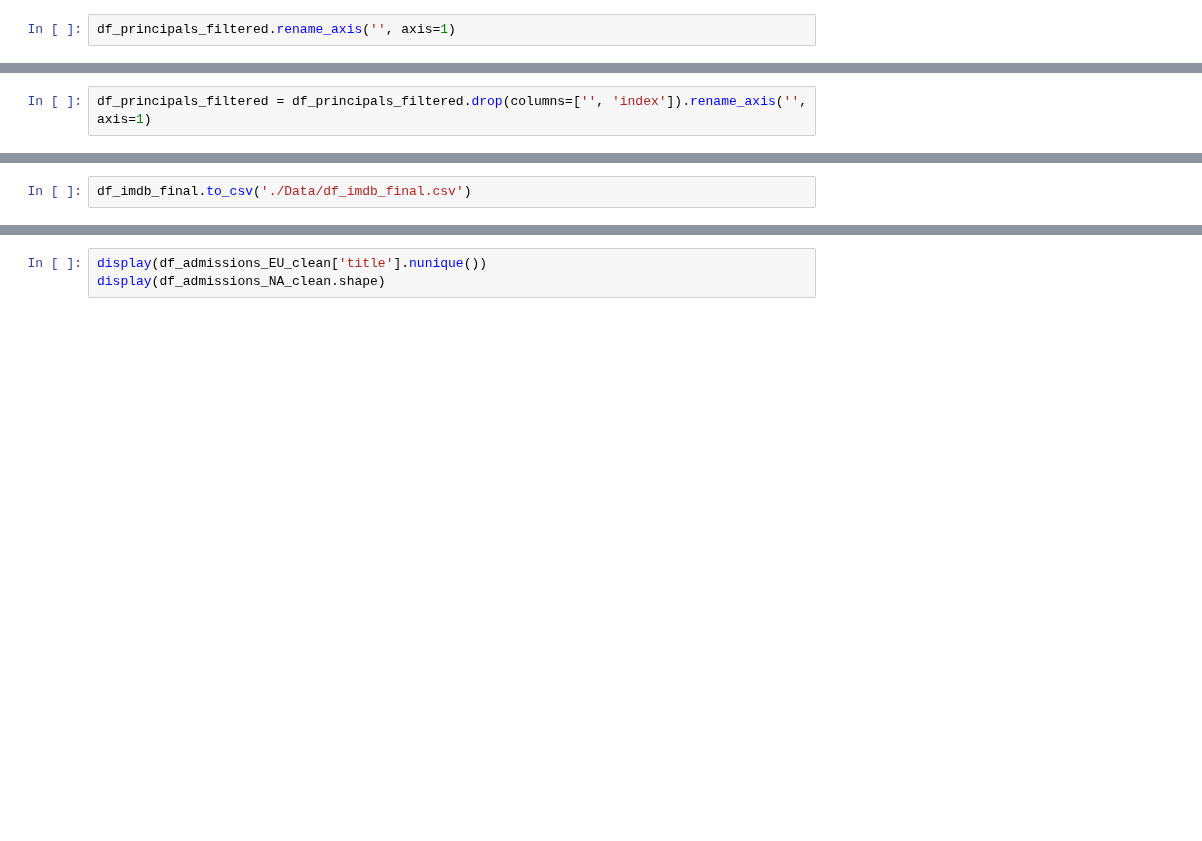
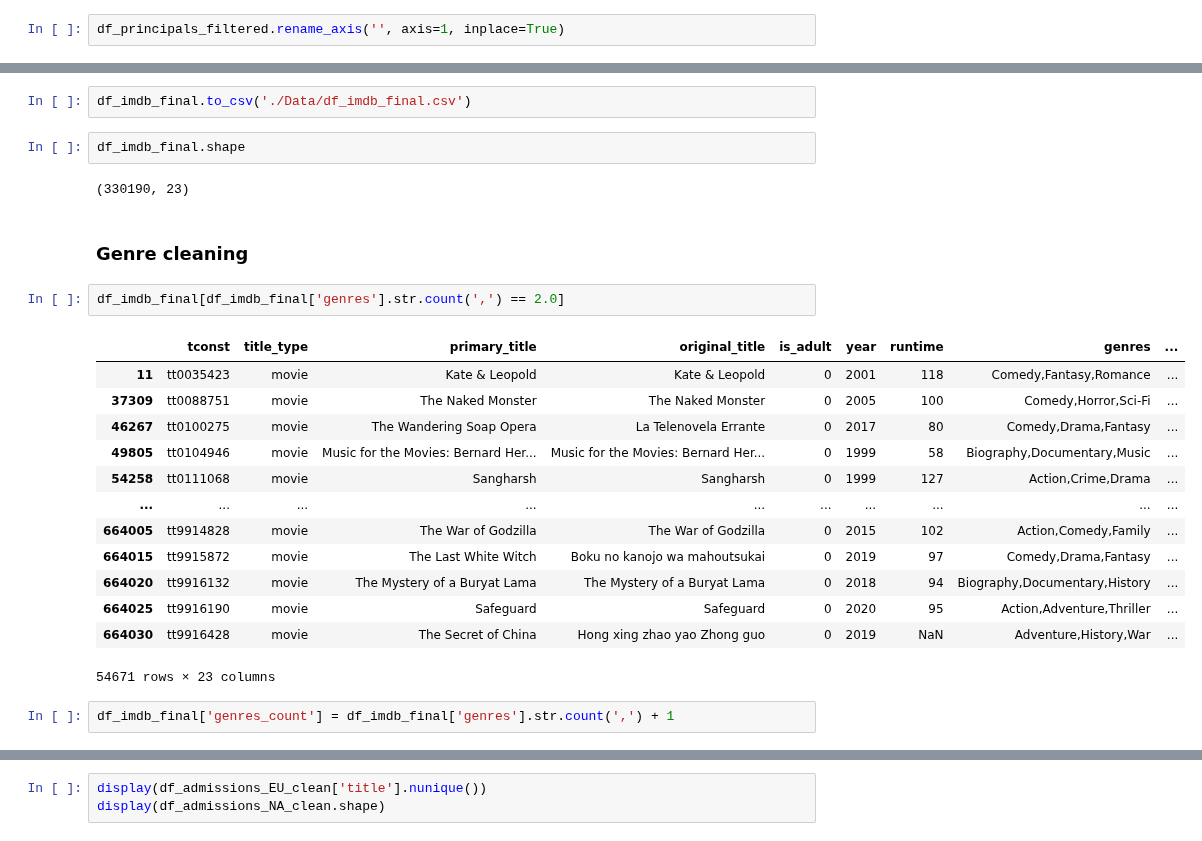
Before and after one commit to tk87-hono/data_analytics_24_4-Capstone_Movie_Group, a Jupyter notebook: Dataframes.ipynb, the cells around one changed output, grey strips where cells are left out. Saved outputs shown, nothing was run; the diff lists cells and outputs as text; blank space fills up the shorter version.

Commit message:
finalized cleaning and filtering

```diff
--- a/Dataframes.ipynb
+++ b/Dataframes.ipynb
@@ -473,2 +488,2 @@ df_principals_filtered.rename_axis(None)
 # %%
-df_principals_filtered.rename_axis('', axis=1)
+df_principals_filtered.rename_axis('', axis=1, inplace=True)
@@ -489,5 +490,3 @@ df_principals_filtered.rename_axis('', axis=1)
-# %%
-df_principals_filtered = df_principals_filtered.drop(columns=['', 'index']).rename_axis('', axis=1)
 # %%
 df_principals_filtered.rename(columns={1 : 'acting',
                                        2 : 'acting2',
@@ -592,3 +591,27 @@ num_votes         144743
 Length: 23, dtype: int64
 # %%
 df_imdb_final.to_csv('./Data/df_imdb_final.csv')
+# %%
+df_imdb_final.shape
+# %% [output]
+(330190, 23)
+# %% [markdown]
+### Genre cleaning
+# %%
+df_imdb_final[df_imdb_final['genres'].str.count(',') == 2.0]
+# %% [output]
+|  | tconst | title_type | primary_title | original_title | is_adult | year | runtime | genres | ... |
+| 11 | tt0035423 | movie | Kate & Leopold | Kate & Leopold | 0 | 2001 | 118 | Comedy,Fantasy,Romance | ... |
+| 37309 | tt0088751 | movie | The Naked Monster | The Naked Monster | 0 | 2005 | 100 | Comedy,Horror,Sci-Fi | ... |
+| 46267 | tt0100275 | movie | The Wandering Soap Opera | La Telenovela Errante | 0 | 2017 | 80 | Comedy,Drama,Fantasy | ... |
+| 49805 | tt0104946 | movie | Music for the Movies: Bernard Her... | Music for the Movies: Bernard Her... | 0 | 1999 | 58 | Biography,Documentary,Music | ... |
+| 54258 | tt0111068 | movie | Sangharsh | Sangharsh | 0 | 1999 | 127 | Action,Crime,Drama | ... |
+| ... | ... | ... | ... | ... | ... | ... | ... | ... | ... |
+| 664005 | tt9914828 | movie | The War of Godzilla | The War of Godzilla | 0 | 2015 | 102 | Action,Comedy,Family | ... |
+| 664015 | tt9915872 | movie | The Last White Witch | Boku no kanojo wa mahoutsukai | 0 | 2019 | 97 | Comedy,Drama,Fantasy | ... |
+| 664020 | tt9916132 | movie | The Mystery of a Buryat Lama | The Mystery of a Buryat Lama | 0 | 2018 | 94 | Biography,Documentary,History | ... |
+| 664025 | tt9916190 | movie | Safeguard | Safeguard | 0 | 2020 | 95 | Action,Adventure,Thriller | ... |
+| 664030 | tt9916428 | movie | The Secret of China | Hong xing zhao yao Zhong guo | 0 | 2019 | NaN | Adventure,History,War | ... |
+54671 rows × 23 columns
+# %%
+df_imdb_final['genres_count'] = df_imdb_final['genres'].str.count(',') + 1
```
Also changed, not shown: parts of 31 cells of this notebook.
